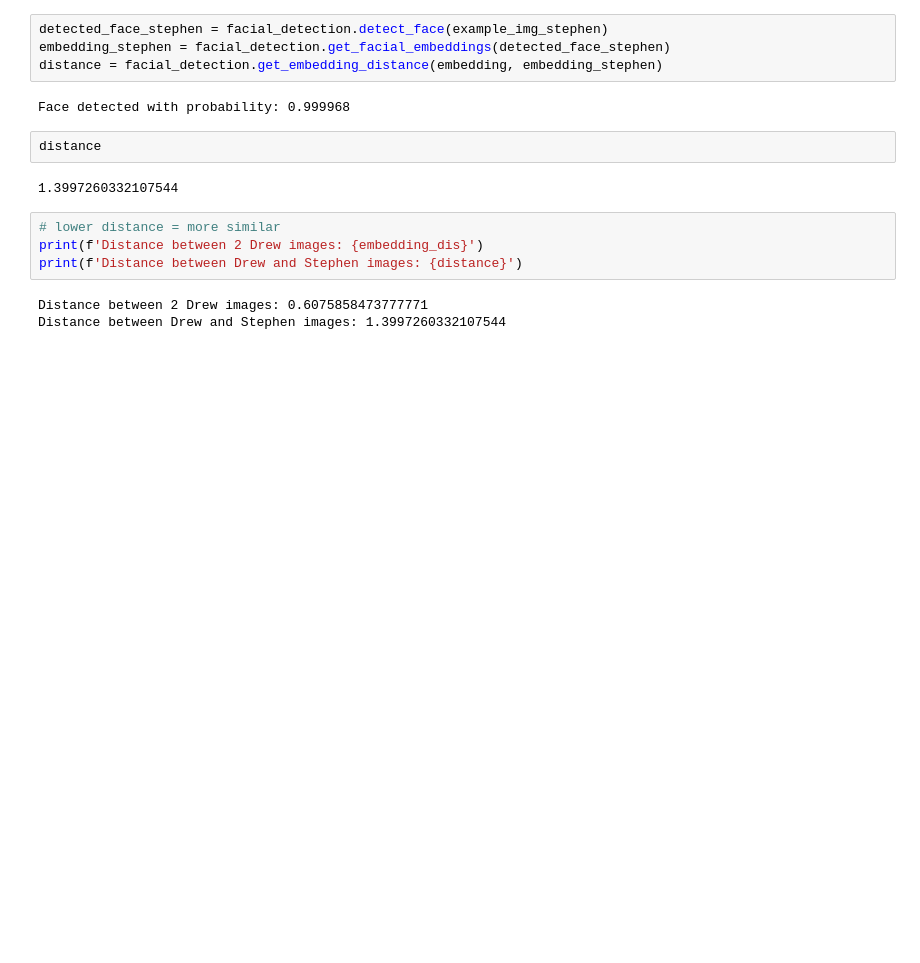
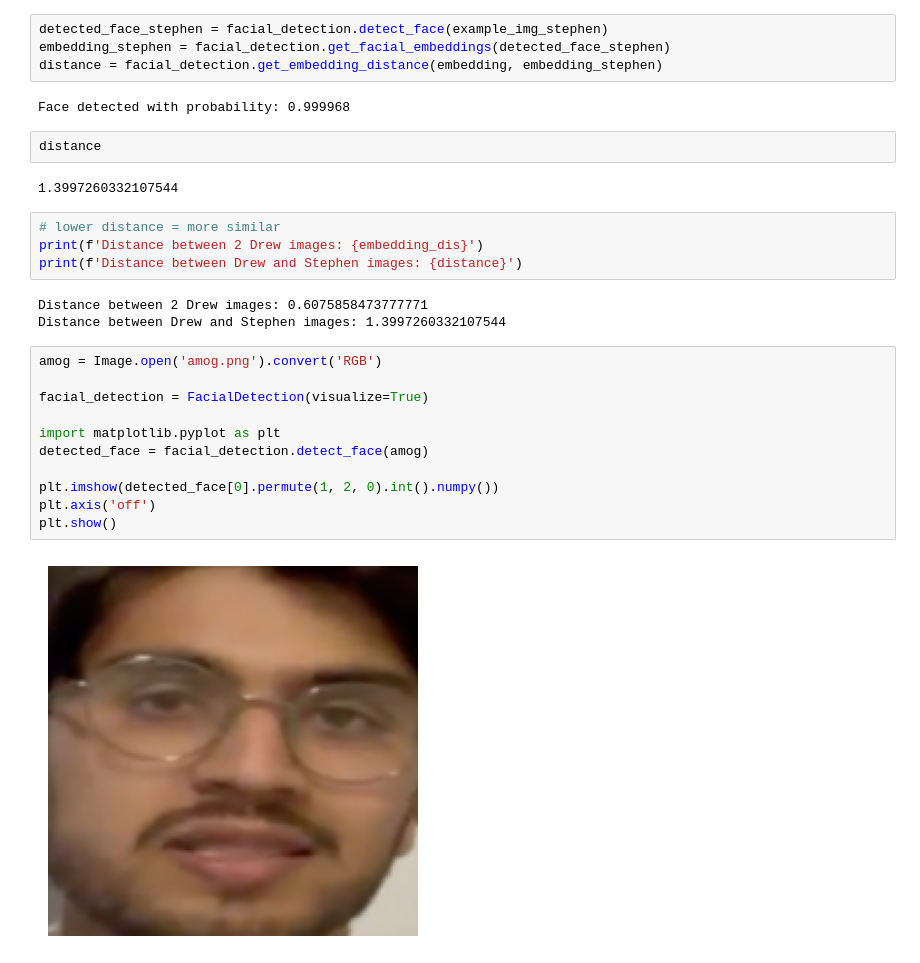
Before and after one commit to stephenh1220/intelligent-social-networking, a Jupyter notebook: facial_detection/facial_detection_example.ipynb, the cells around one changed output. Saved outputs shown, nothing was run; the diff lists cells and outputs as text; blank space fills up the shorter version.

```diff
--- a/facial_detection/facial_detection_example.ipynb
+++ b/facial_detection/facial_detection_example.ipynb
@@ -75,3 +75,16 @@ print(f'Distance between Drew and Stephen images: {distance}')
 # %% [output]
 Distance between 2 Drew images: 0.6075858473777771
 Distance between Drew and Stephen images: 1.3997260332107544
+# %%
+amog = Image.open('amog.png').convert('RGB')
+
+facial_detection = FacialDetection(visualize=True)
+
+import matplotlib.pyplot as plt
+detected_face = facial_detection.detect_face(amog)
+
+plt.imshow(detected_face[0].permute(1, 2, 0).int().numpy())
+plt.axis('off')
+plt.show()
+# %% [output]
+[figure, added]
```
Also changed, not shown: 13 other files.
